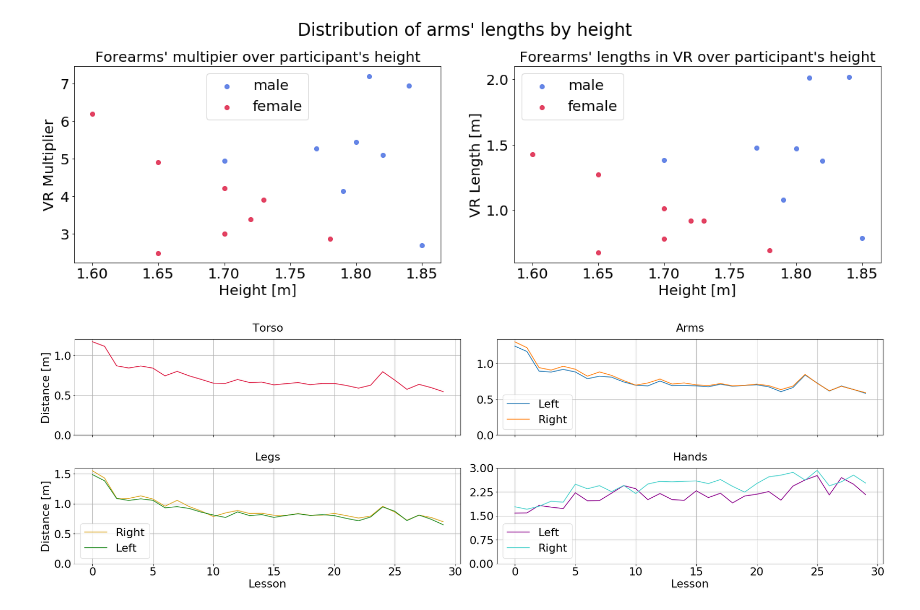
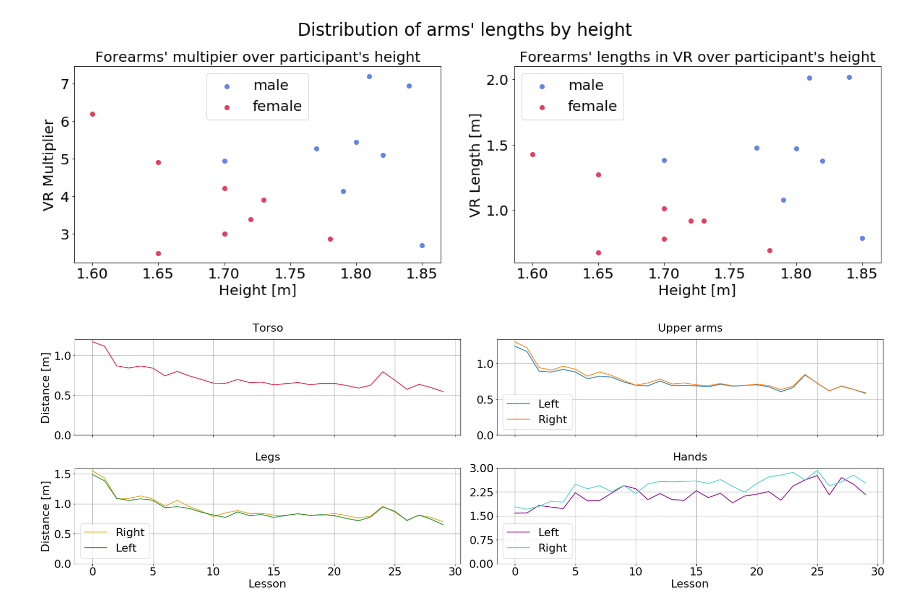
Before and after one commit to AndreeaStefan/SmartuistWrapper, a Jupyter notebook: evaluation/ResultsParticipants.ipynb, the cells around one changed output. Saved outputs shown, nothing was run; the diff lists cells and outputs as text; code cells hidden in the pictures.

```diff
--- a/evaluation/ResultsParticipants.ipynb
+++ b/evaluation/ResultsParticipants.ipynb
@@ -519,7 +518,7 @@ for i in range(len(avg)):
 #         ax[0][0].legend((),loc='best')
     elif bodyPartsGroups[i] == 1:
         ax[0][1].plot(x,y)
-        ax[0][1].set_title("Arms", y = 1.05)
+        ax[0][1].set_title("Upper arms", y = 1.05)
         ax[0][1].set_yticks(np.arange(0,1.5, 0.5))
         ax[0][1].grid(True)
         ax[0][1].legend(('Left', 'Right'), loc='best')
@@ -531,34 +530,34 @@ for i in range(len(avg)):
             col = col3
         ax[1][1].plot(x,y, color = col)
         ax[1][1].set_title("Hands", y = 1.05)
         ax[1][1].set_yticks(np.arange(0,3.25, 0.75))
         ax[1][1].legend(('Left', 'Right'), loc='best')
         ax[1][1].grid(True)
     else:
         if c11:
             c11 = False
             col = col2
         else:
             col = col4
         ax[1][0].plot(x,y, color = col)
         ax[1][0].set_title("Legs", y = 1.05)
         ax[1][0].legend(('Right', 'Left'), loc='best')
         ax[1][0].set_yticks(np.arange(0,1.7, 0.5))
         ax[1][0].grid(True)
 
 ax[0][0].set_ylabel('Distance [m]')
 ax[1][0].set_ylabel('Distance [m]')
 
 ax[1][0].set_xlabel('Lesson')
 ax[1][1].set_xlabel('Lesson')
 
 plt.tight_layout(w_pad=0.5, h_pad=1.0)
 
 # plt.subplots_adjust(top=1.5, bottom = 0.05)
 plt.savefig("DistancesBodyPartsTraining",bbox_inches='tight', dpi=150)
 plt.show()
 # %% [output]
-[figure, old version]
+[figure, new version]
 # %%
 first = True
 fig, (ax1, ax2, ax3) = plt.subplots( ncols = 3)
```
Also changed, not shown: parts of 1 cell of this notebook.
